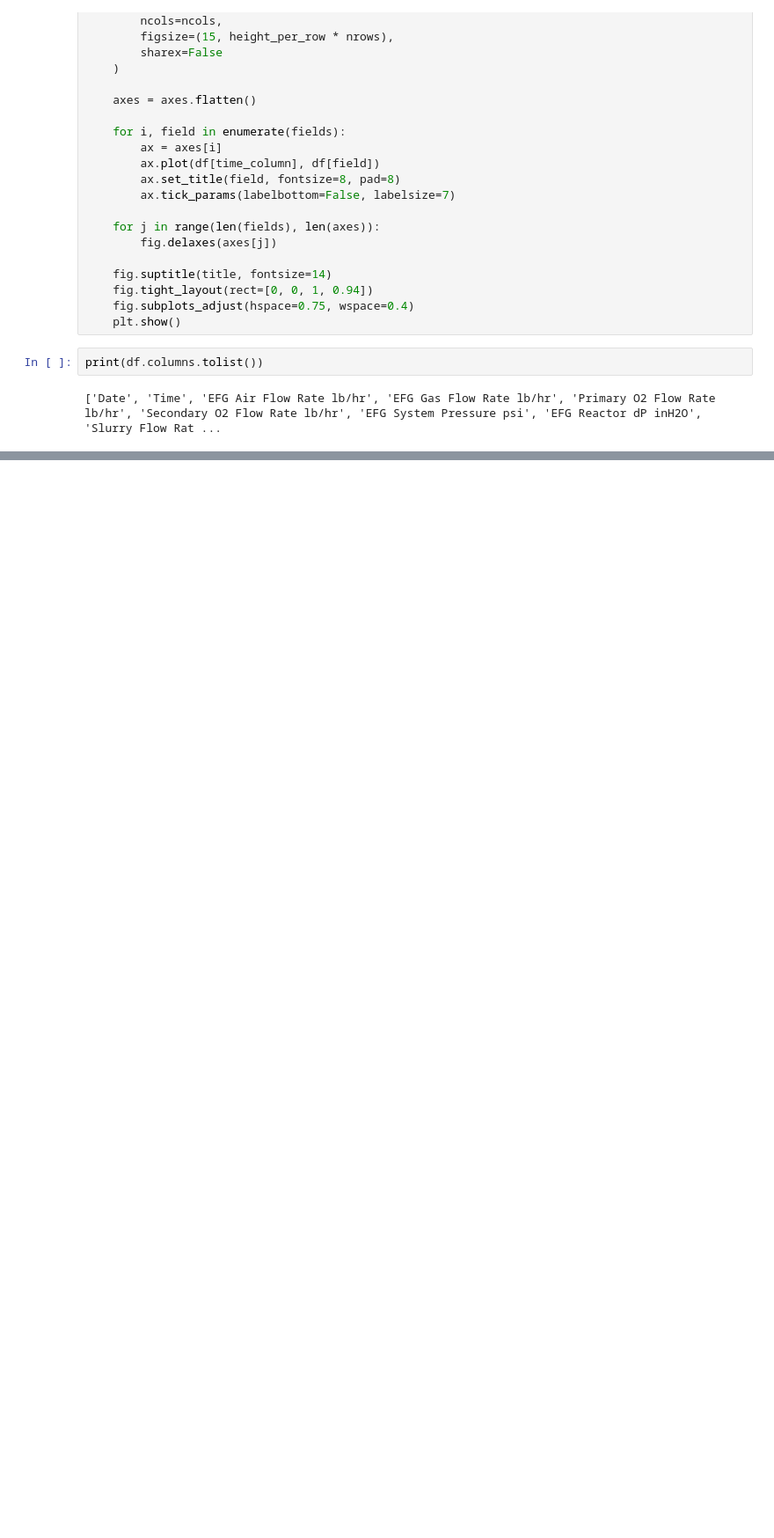
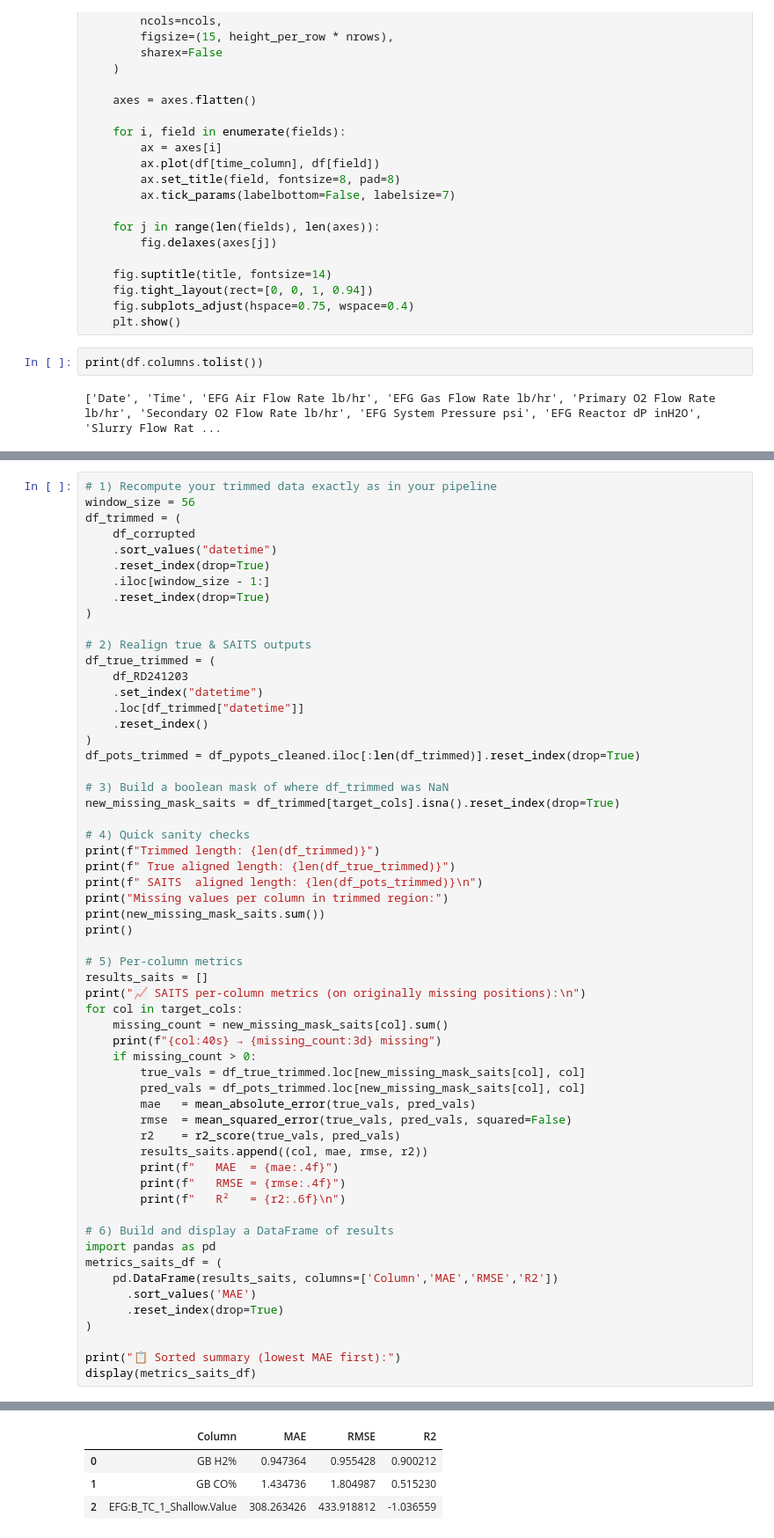
Before and after one commit to toddclark000/Dule_Gasifier_ML, a Jupyter notebook: entire_pipeline.ipynb, the cells around one changed output, grey strips where cells are left out. Shown at 88% size. Cells and saved outputs as stored; diff of their text form; blank space fills up the shorter version.

```diff
--- a/entire_pipeline.ipynb
+++ b/entire_pipeline.ipynb
@@ -1220,0 +1396,59 @@ plot_all_fields(
+# %%
+# 1) Recompute your trimmed data exactly as in your pipeline
+window_size = 56
+df_trimmed = (
+    df_corrupted
+    .sort_values("datetime")
+    .reset_index(drop=True)
+    .iloc[window_size - 1:]
+    .reset_index(drop=True)
+)
+
+# 2) Realign true & SAITS outputs
+df_true_trimmed = (
+    df_RD241203
+    .set_index("datetime")
+    .loc[df_trimmed["datetime"]]
+    .reset_index()
+)
+df_pots_trimmed = df_pypots_cleaned.iloc[:len(df_trimmed)].reset_index(drop=True)
+
+# 3) Build a boolean mask of where df_trimmed was NaN
+new_missing_mask_saits = df_trimmed[target_cols].isna().reset_index(drop=True)
+
+# 4) Quick sanity checks
+print(f"Trimmed length: {len(df_trimmed)}")
+print(f" True aligned length: {len(df_true_trimmed)}")
+print(f" SAITS  aligned length: {len(df_pots_trimmed)}\n")
+print("Missing values per column in trimmed region:")
+print(new_missing_mask_saits.sum())
+print()
+
+# 5) Per-column metrics
+results_saits = []
+print("📈 SAITS per-column metrics (on originally missing positions):\n")
+for col in target_cols:
+    missing_count = new_missing_mask_saits[col].sum()
+    print(f"{col:40s} → {missing_count:3d} missing")
+    if missing_count > 0:
+        true_vals = df_true_trimmed.loc[new_missing_mask_saits[col], col]
+        pred_vals = df_pots_trimmed.loc[new_missing_mask_saits[col], col]
+        mae   = mean_absolute_error(true_vals, pred_vals)
+        rmse  = mean_squared_error(true_vals, pred_vals, squared=False)
+        r2    = r2_score(true_vals, pred_vals)
+        results_saits.append((col, mae, rmse, r2))
+        print(f"   MAE  = {mae:.4f}")
+        print(f"   RMSE = {rmse:.4f}")
+        print(f"   R²   = {r2:.6f}\n")
+
+# 6) Build and display a DataFrame of results
+import pandas as pd
+metrics_saits_df = (
+    pd.DataFrame(results_saits, columns=['Column','MAE','RMSE','R2'])
+      .sort_values('MAE')
+      .reset_index(drop=True)
+)
+
+print("📋 Sorted summary (lowest MAE first):")
+display(metrics_saits_df)
+# %% [output]
@@ -1220,0 +1472,4 @@ plot_all_fields(
+|  | Column | MAE | RMSE | R2 |
+| 0 | GB H2% | 0.947364 | 0.955428 | 0.900212 |
+| 1 | GB CO% | 1.434736 | 1.804987 | 0.515230 |
+| 2 | EFG:B_TC_1_Shallow.Value | 308.263426 | 433.918812 | -1.036559 |
```
Also changed, not shown: parts of 35 cells of this notebook, 1 other file.
